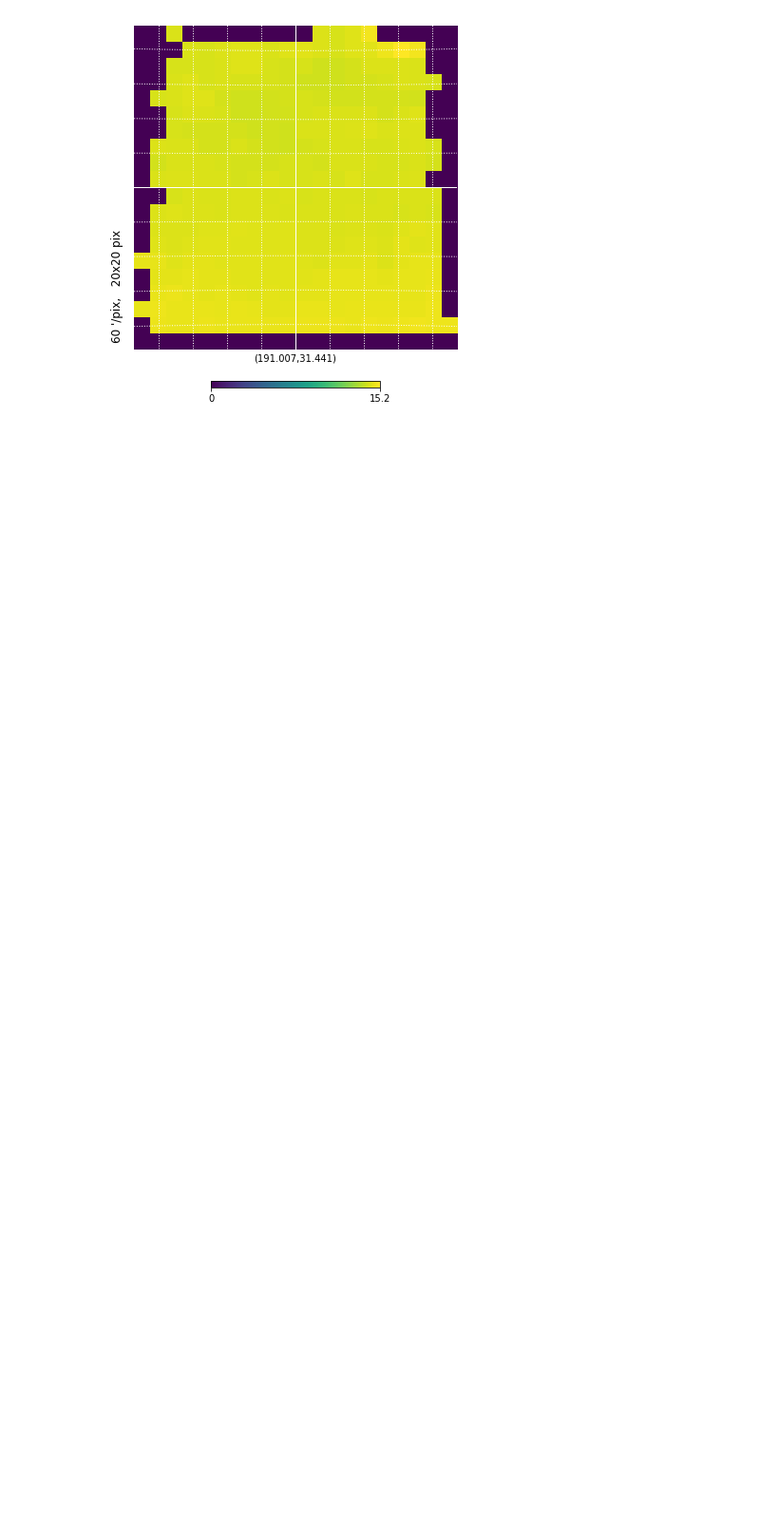
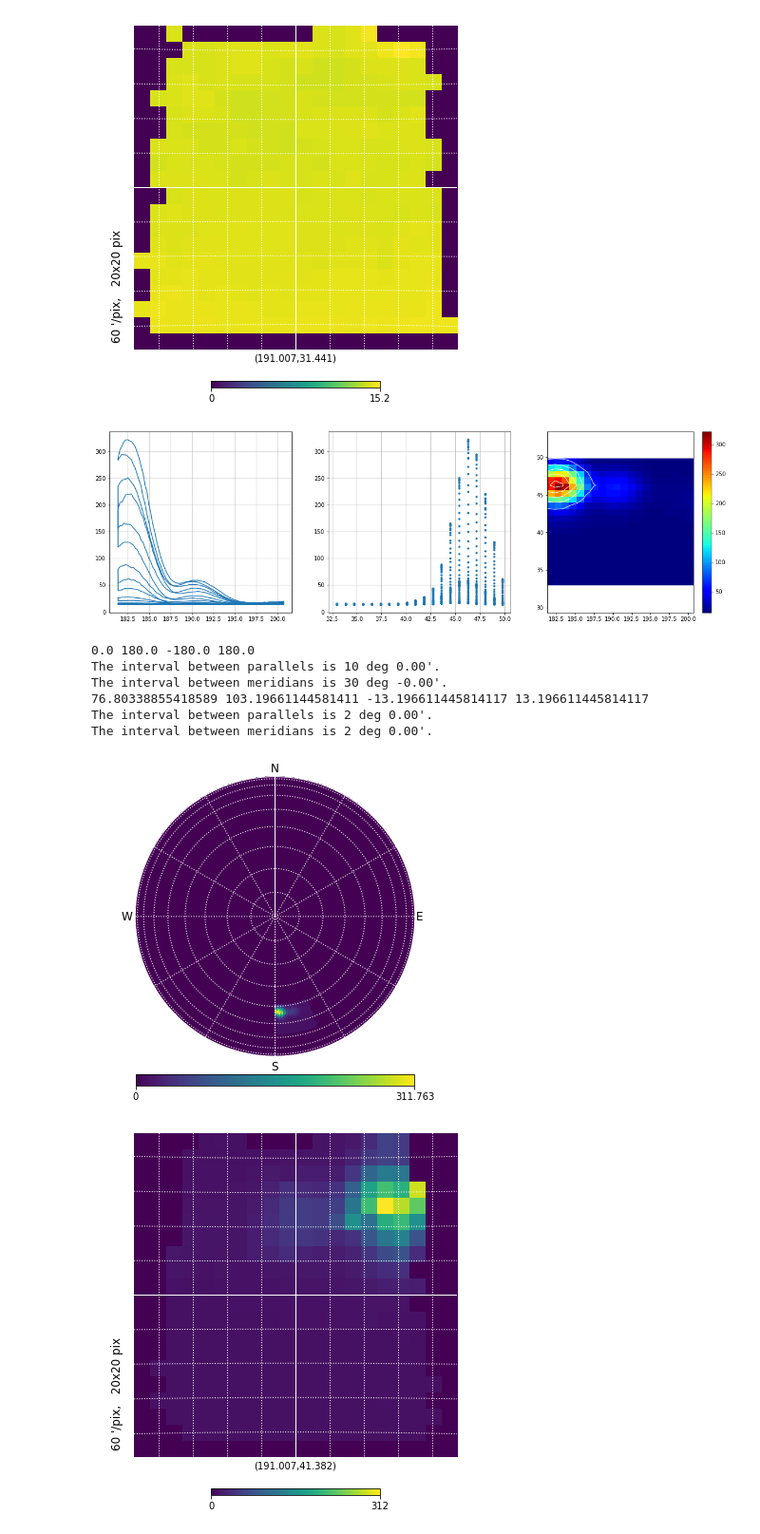
Before and after one commit to UPennEoR/MiniRadioTelescope, a Jupyter notebook: MRTCommissioning20180615.ipynb, the cells around one changed output. Shown at 95% size. Drawn from its saved outputs; the diff is of its cells as text; code cells hidden in the pictures; blank space fills up the shorter version.

```diff
--- a/MRTCommissioning20180615.ipynb
+++ b/MRTCommissioning20180615.ipynb
@@ -139,3 +139,15 @@ The interval between parallels is 2 deg 0.00'.
 The interval between meridians is 2 deg 0.00'.
 [figure]
 [figure]
+# %%
+Mappit('map_Fri_Jun_15_16:53:32_2018.npz')
+# %% [output]
+[figure, added]
+0.0 180.0 -180.0 180.0
+The interval between parallels is 10 deg 0.00'.
+The interval between meridians is 30 deg -0.00'.
+76.80338855418589 103.19661144581411 -13.196611445814117 13.196611445814117
+The interval between parallels is 2 deg 0.00'.
+The interval between meridians is 2 deg 0.00'.
+[figure, added]
+[figure, added]
```
